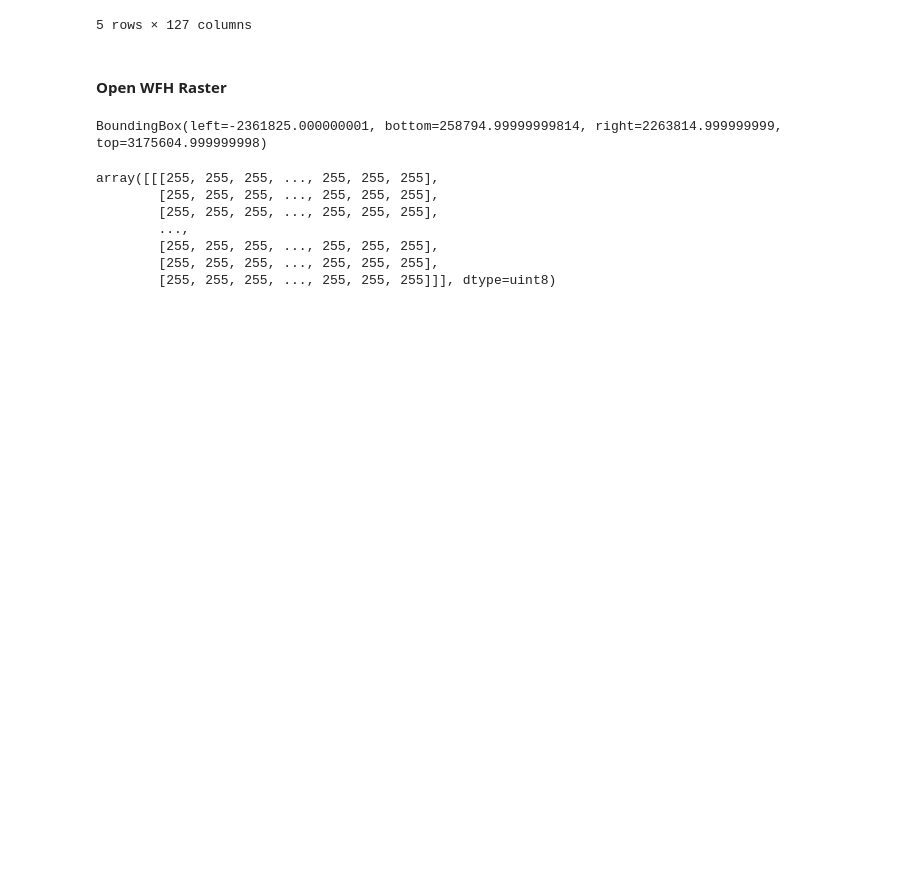
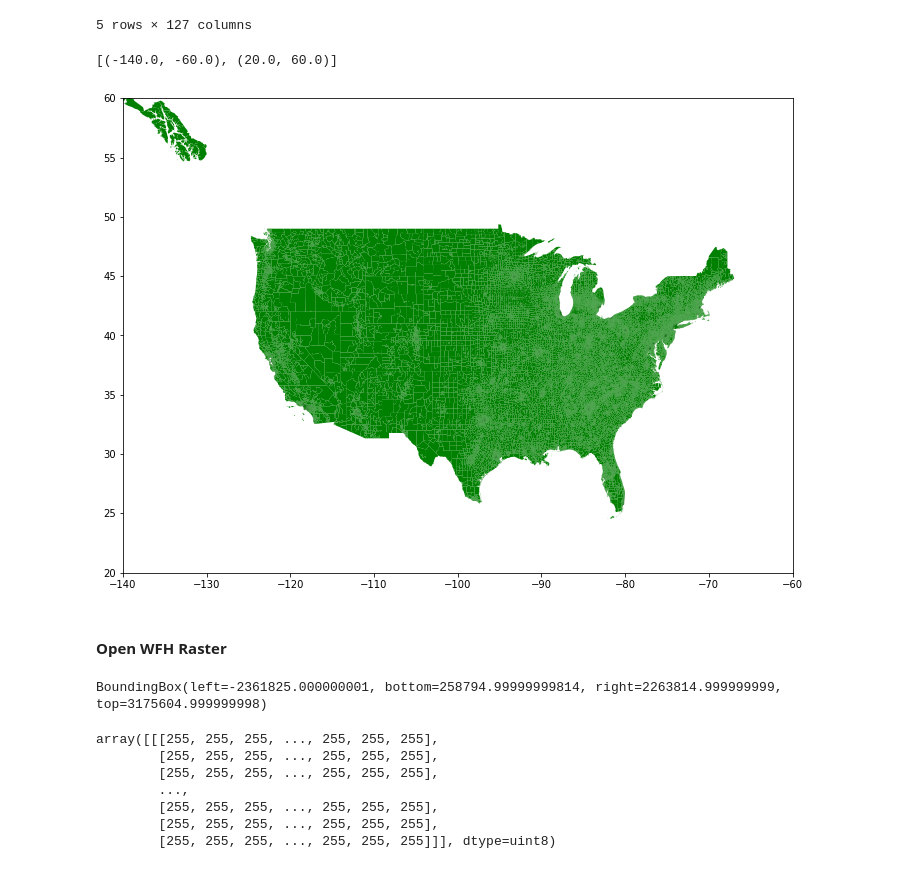
Before and after one commit to zac-stanley/us-communities-fire, a Jupyter notebook: notebooks/zs_data_exploration.ipynb, the cells around one changed output. Cells and saved outputs as stored; diff of their text form; code cells hidden in the pictures; blank space fills up the shorter version.

```diff
--- a/notebooks/zs_data_exploration.ipynb
+++ b/notebooks/zs_data_exploration.ipynb
@@ -135,6 +135,13 @@ svi.head()
 | 3 | 01 | ALABAMA | AL | 01097 | Mobile | 01097003605 | Census Tract 36.05, Mobile County... | 0.732300 | 899 | 316 | ... |
 | 4 | 01 | ALABAMA | AL | 01097 | Mobile | 01097990000 | Census Tract 9900, Mobile County,... | 0.000000 | 0 | 12 | ... |
 5 rows × 127 columns
+# %%
+# have a look at the tract data in map form
+ax = svi.plot(figsize=(12,12), color='green');
+ax.set(xlim=(-140,-60), ylim=(20, 60)) # scale the figure with axes values
+# %% [output]
+[(-140.0, -60.0), (20.0, 60.0)]
+[figure, added]
 # %% [markdown]
 #### Open WFH Raster
 # %%
```
Also changed, not shown: parts of 3 cells of this notebook.
